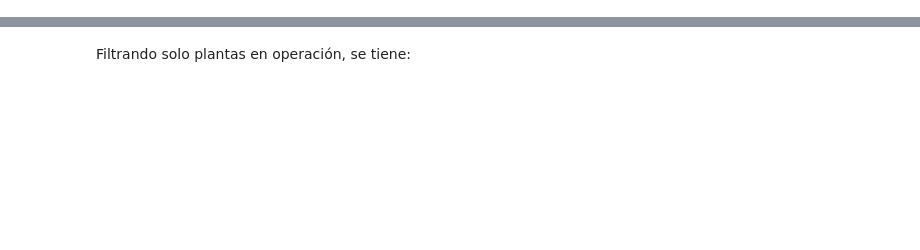
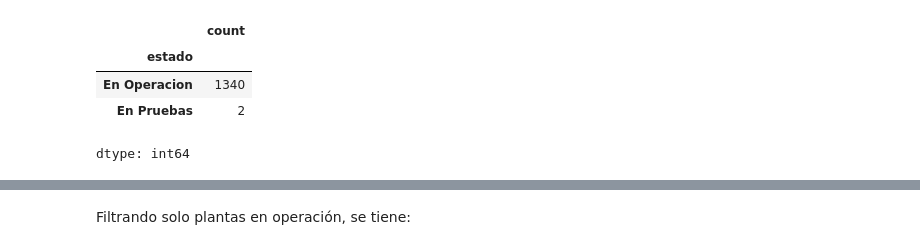
Before and after one commit to victormaciase/Energy, a Jupyter notebook: CapacidadGeneracion.ipynb, the cells around one changed output, grey strips where cells are left out. Cells and saved outputs as stored; diff of their text form; code cells hidden in the pictures; blank space fills up the shorter version.

```diff
--- a/CapacidadGeneracion.ipynb
+++ b/CapacidadGeneracion.ipynb
@@ -9,0 +25,8 @@ df = pd.read_csv(url_data, sep=';')
+# %%
+df['estado'].value_counts()
+# %% [output]
+|  | count |
+| estado |  |
+| En Operacion | 1340 |
+| En Pruebas | 2 |
+dtype: int64
```
Also changed, not shown: parts of 4 cells of this notebook.
